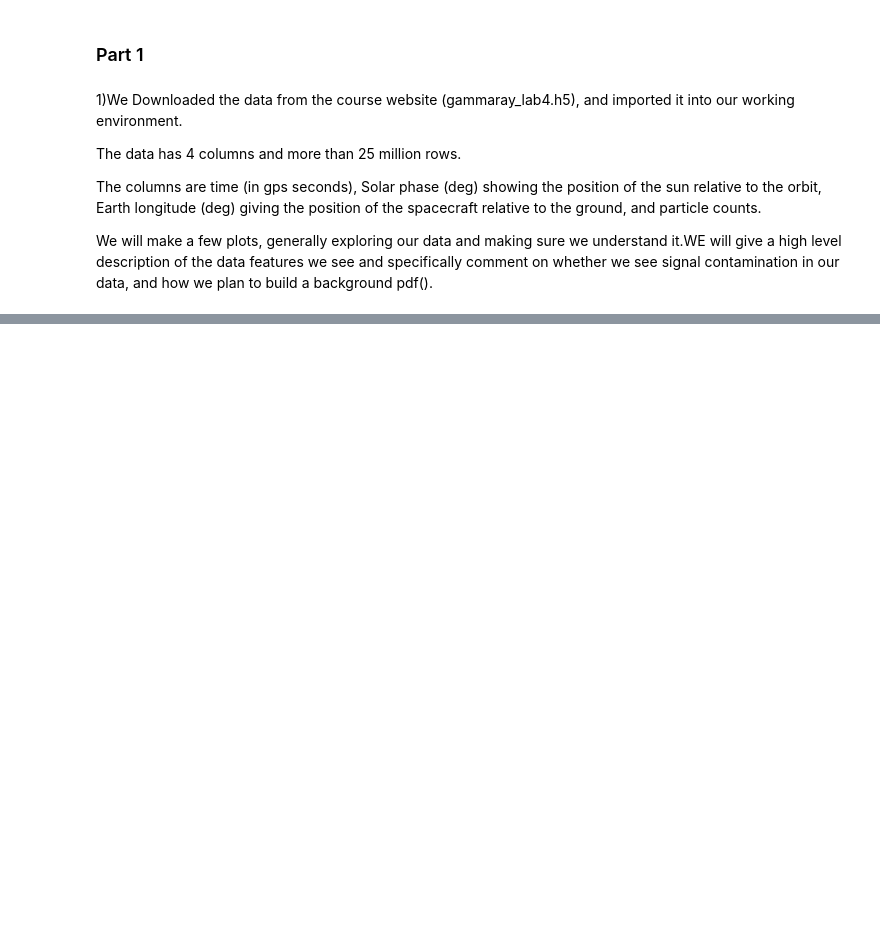
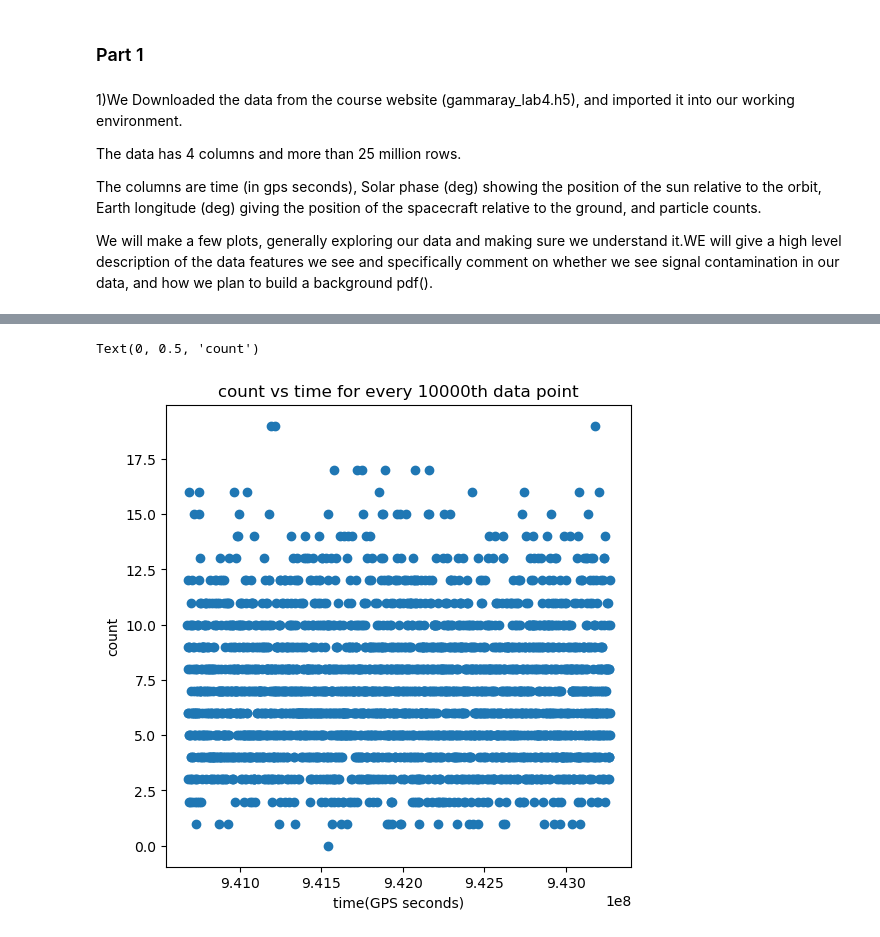
Before and after one commit to GShefali/repository1, a Jupyter notebook: lab4.ipynb, the cells around one changed output, grey strips where cells are left out. Drawn from its saved outputs; the diff is of its cells as text; code cells hidden in the pictures; blank space fills up the shorter version.

```diff
--- a/lab4.ipynb
+++ b/lab4.ipynb
@@ -64,0 +65,10 @@ Text(0, 0.5, 'count')
+# %%
+x = data[0,::10000]
+y = data[3,::10000]
+plt.scatter(x, y)
+plt.title("count vs time for every 10000th data point")
+plt.xlabel("time(GPS seconds)")
+plt.ylabel("count")
+# %% [output]
+Text(0, 0.5, 'count')
+[figure, added]
```
Also changed, not shown: parts of 76 cells of this notebook, 1 other file.
